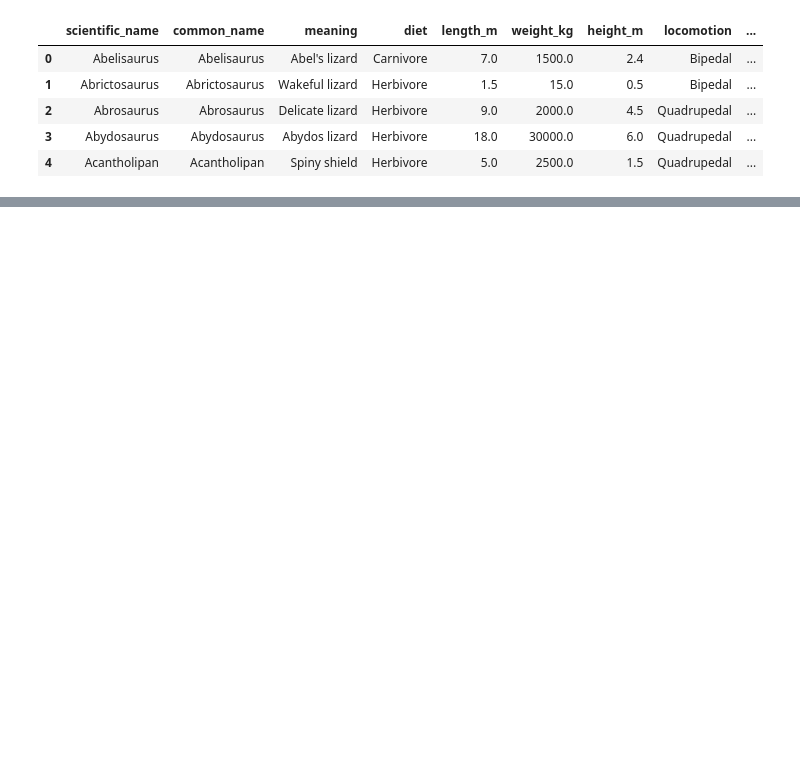
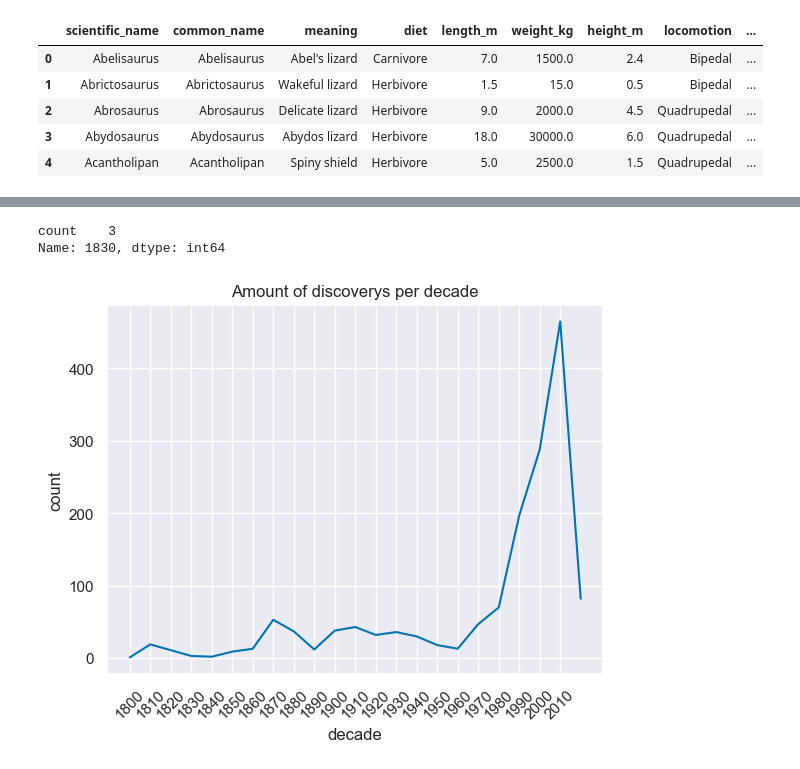
Before and after one commit to korayyildirim/DataAnalysisProjects, a Jupyter notebook: dinosaurEDA.ipynb, the cells around one changed output, grey strips where cells are left out. Cells and saved outputs as stored; diff of their text form; code cells hidden in the pictures; blank space fills up the shorter version.

```diff
--- a/dinosaurEDA.ipynb
+++ b/dinosaurEDA.ipynb
@@ -19,0 +118,7 @@ dinosaur_df.head()
+# %%
+#dinosaur_df.value_counts("first_discovered",ascending=True)
+#x = np.floor(dinosaur_df["first_discovered"]/10)
+dinosaur_df["cleaned_time"] = pd.to_numeric(dinosaur_df["first_discovered"],errors="coerce")
+df = dinosaur_df.dropna(subset=["cleaned_time"])
+df["decade"] = np.floor(df["cleaned_time"]/10)*10
+df["decade"] = df["decade"].astype("int")
@@ -19,0 +136,14 @@ dinosaur_df.head()
+# %%
+time_df = pd.DataFrame(df["decade"].value_counts())
+# %% [output]
+count    3
+Name: 1830, dtype: int64
+# %%
+#g= sns.lineplot(x=df["decade"].value_counts().index,y=df["decade"].value_counts().values)
+g= sns.lineplot(data=time_df,x="decade",y="count")
+plt.xticks(np.arange(min(time_df.index),max(time_df.index),10))
+plt.title("Amount of discoverys per decade")
+plt.xticks(rotation=45)
+plt.show()
+# %% [output]
+[figure, added]
```
Also changed, not shown: parts of 10 cells of this notebook.
